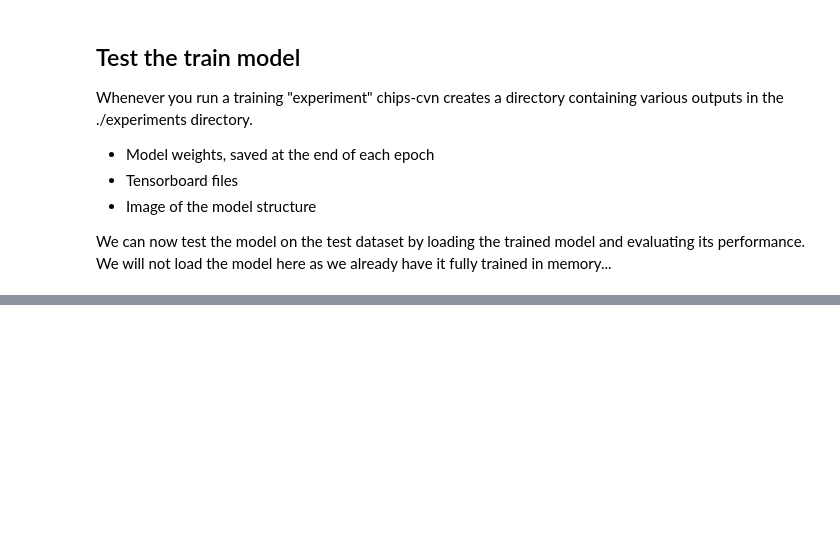
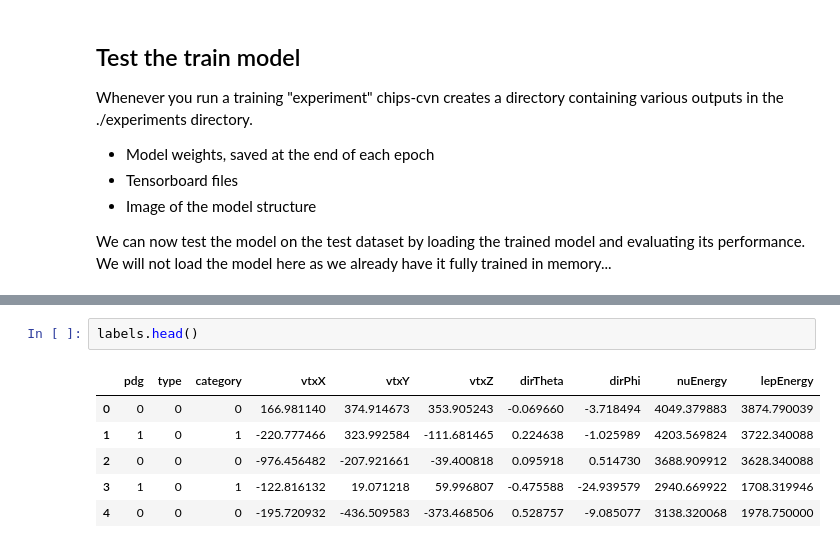
Before and after one commit to chipsneutrino/chips-net, a Jupyter notebook: example.ipynb, the cells around one changed output, grey strips where cells are left out. Saved outputs shown, nothing was run; the diff lists cells and outputs as text; blank space fills up the shorter version.

```diff
--- a/example.ipynb
+++ b/example.ipynb
@@ -181,0 +255,9 @@ Welcome to JupyROOT 6.18/04
+# %%
+labels.head()
+# %% [output]
+|  | pdg | type | category | vtxX | vtxY | vtxZ | dirTheta | dirPhi | nuEnergy | lepEnergy |
+| 0 | 0 | 0 | 0 | 166.981140 | 374.914673 | 353.905243 | -0.069660 | -3.718494 | 4049.379883 | 3874.790039 |
+| 1 | 1 | 0 | 1 | -220.777466 | 323.992584 | -111.681465 | 0.224638 | -1.025989 | 4203.569824 | 3722.340088 |
+| 2 | 0 | 0 | 0 | -976.456482 | -207.921661 | -39.400818 | 0.095918 | 0.514730 | 3688.909912 | 3628.340088 |
+| 3 | 1 | 0 | 1 | -122.816132 | 19.071218 | 59.996807 | -0.475588 | -24.939579 | 2940.669922 | 1708.319946 |
+| 4 | 0 | 0 | 0 | -195.720932 | -436.509583 | -373.468506 | 0.528757 | -9.085077 | 3138.320068 | 1978.750000 |
```
Also changed, not shown: parts of 12 cells of this notebook, 2 other files.
